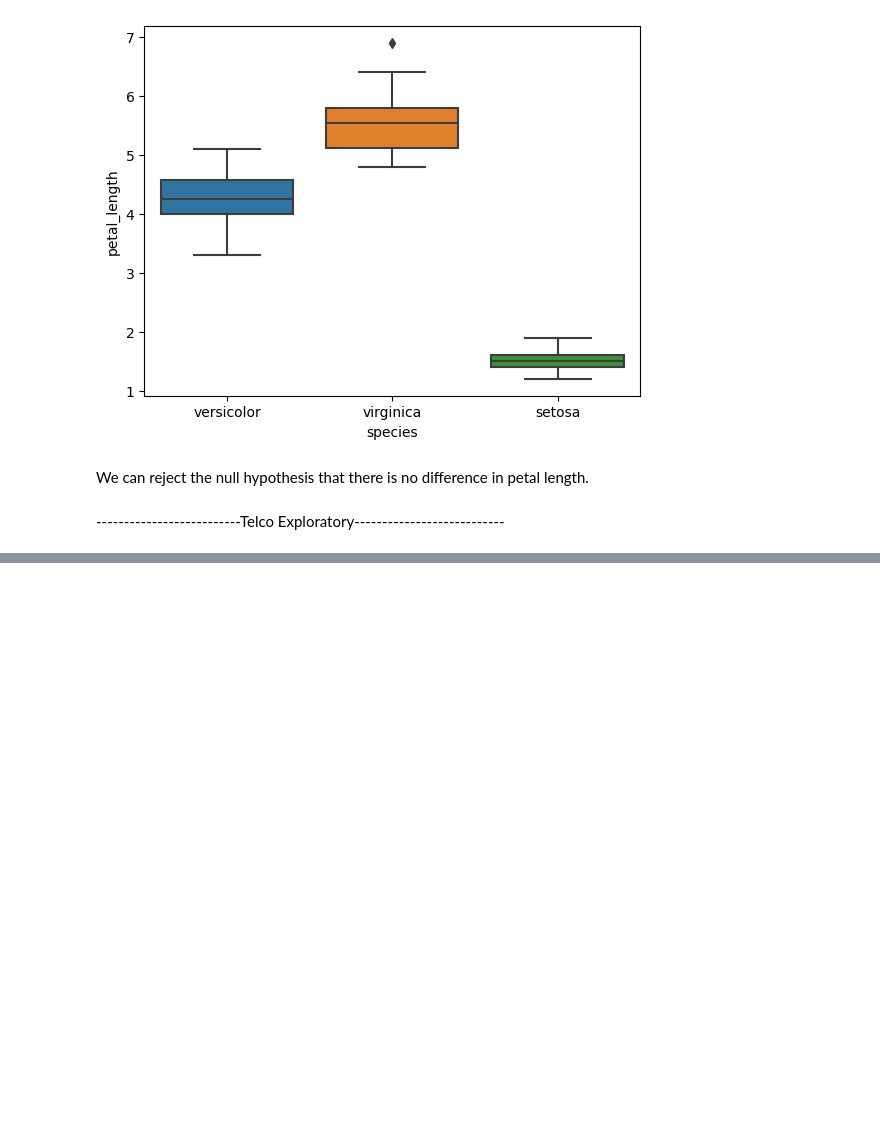
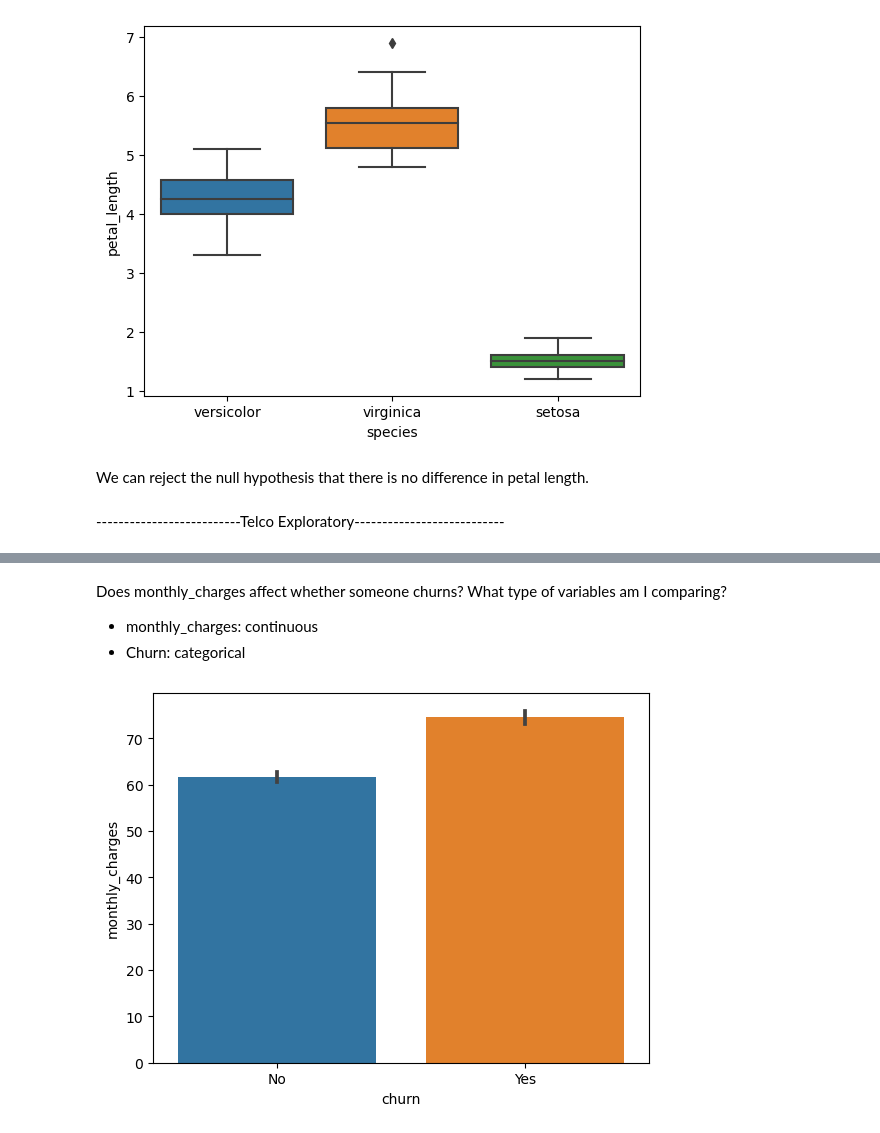
Before and after one commit to Brian-ONeil/classification-exercises, a Jupyter notebook: classification_exercises.ipynb, the cells around one changed output, grey strips where cells are left out. Saved outputs shown, nothing was run; the diff lists cells and outputs as text; code cells hidden in the pictures; blank space fills up the shorter version.

```diff
--- a/classification_exercises.ipynb
+++ b/classification_exercises.ipynb
@@ -1485,0 +1693,10 @@ train_telco.head()
+# %% [markdown]
+Does monthly_charges affect whether someone churns?
+What type of variables am I comparing?
+ - monthly_charges: continuous
+ - Churn: categorical
+# %%
+sns.barplot(data=train_telco, x='churn', y='monthly_charges')
+plt.show()
+# %% [output]
+[figure, added]
```
Also changed, not shown: parts of 12 cells of this notebook, 3 other files.
